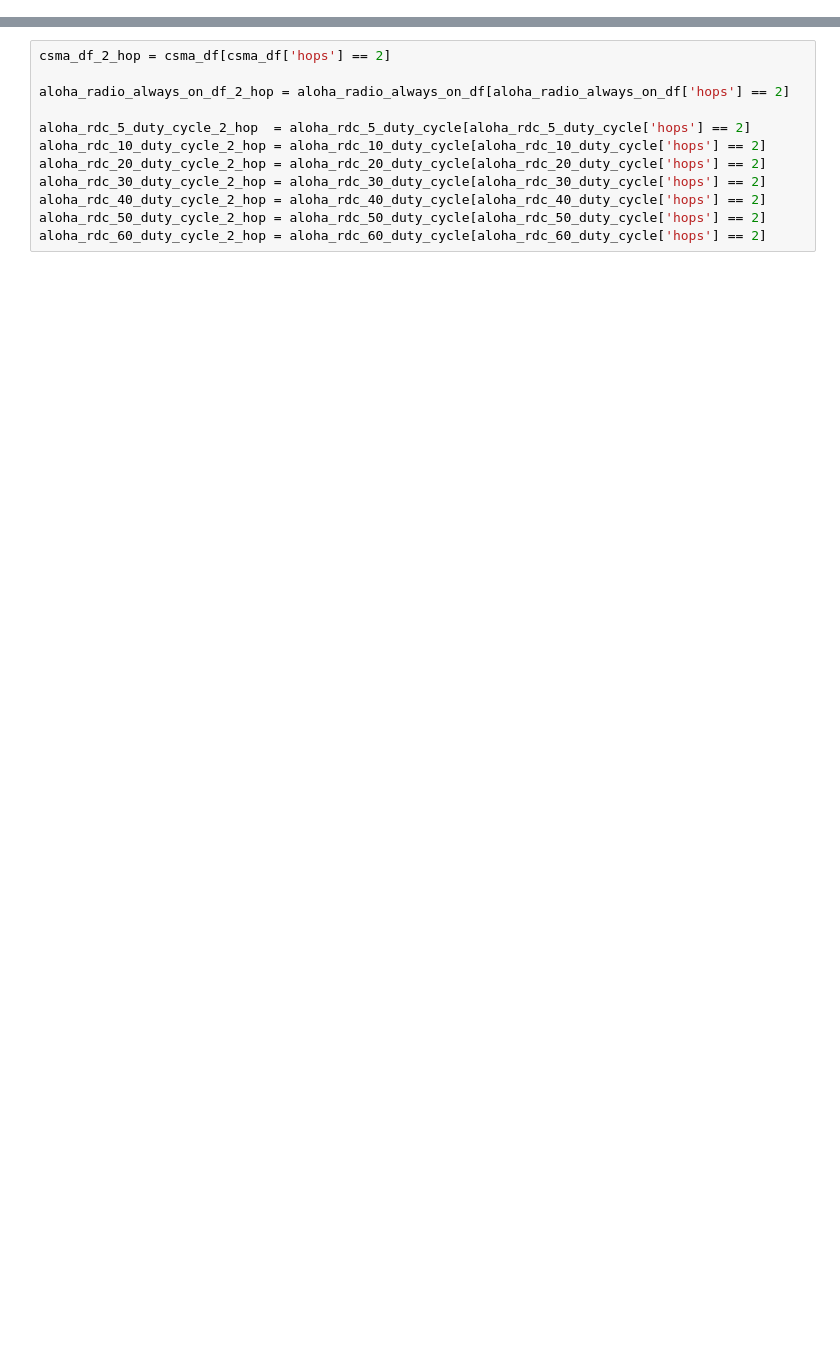
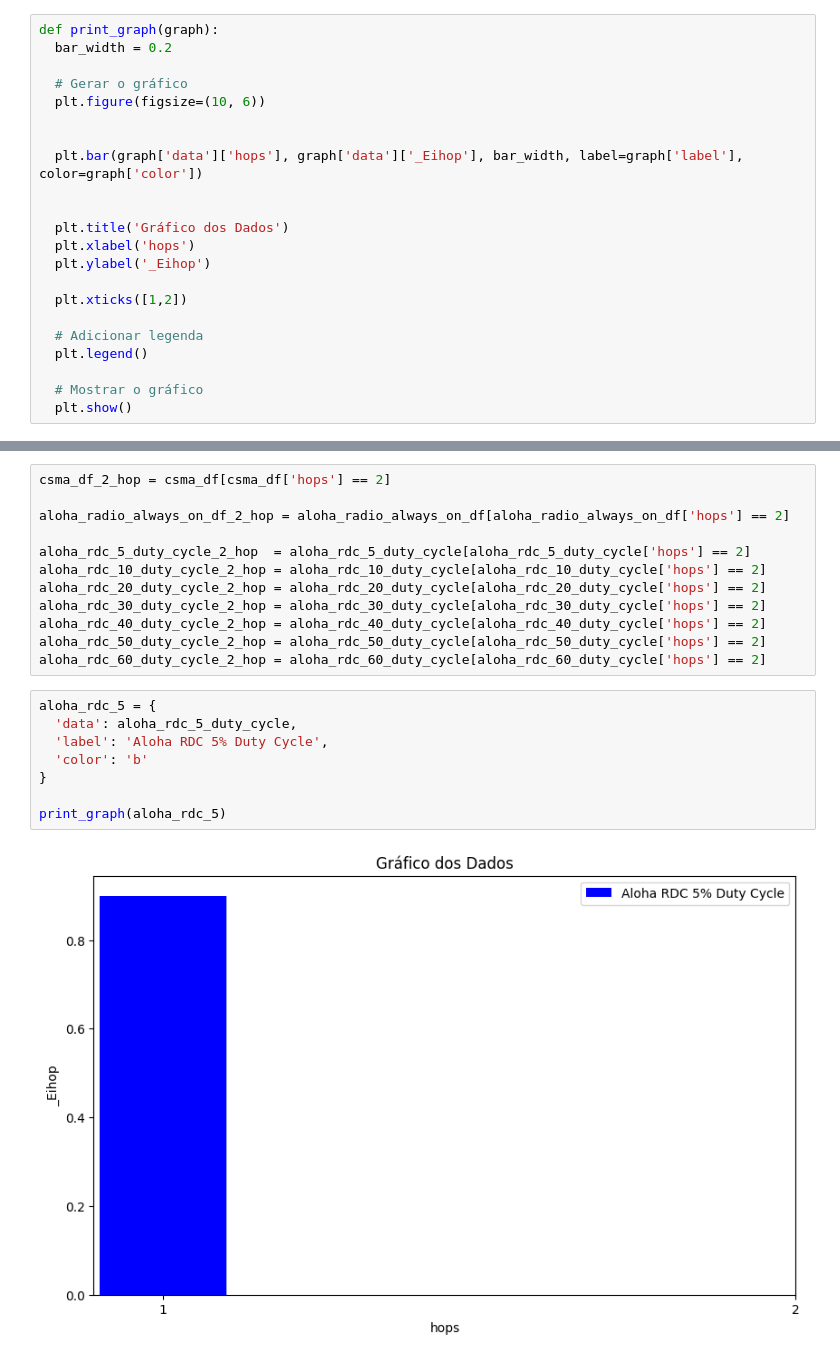
Before and after one commit to KilnerJhow/contiki-aloha, a Jupyter notebook: grafico.ipynb, the cells around one changed output, grey strips where cells are left out. Cells and saved outputs as stored; diff of their text form; blank space fills up the shorter version.

```diff
--- a/grafico.ipynb
+++ b/grafico.ipynb
@@ -26,6 +27,28 @@ def print_bar_graph(list_graphs):
 
   # Mostrar o gráfico
   plt.show()
+# %%
+def print_graph(graph):
+  bar_width = 0.2
+
+  # Gerar o gráfico
+  plt.figure(figsize=(10, 6))
+
+
+  plt.bar(graph['data']['hops'], graph['data']['_Eihop'], bar_width, label=graph['label'], color=graph['color'])
+
+
+  plt.title('Gráfico dos Dados')
+  plt.xlabel('hops')
+  plt.ylabel('_Eihop')
+
+  plt.xticks([1,2])
+
+  # Adicionar legenda
+  plt.legend()
+
+  # Mostrar o gráfico
+  plt.show()
 # %%
 #CSMA - ContikiMAC
 csma_df = pd.read_csv('three-motes-csma.csv')
@@ -118,3 +89,13 @@ aloha_rdc_30_duty_cycle_2_hop = aloha_rdc_30_duty_cycle[aloha_rdc_30_duty_cycle[
 aloha_rdc_40_duty_cycle_2_hop = aloha_rdc_40_duty_cycle[aloha_rdc_40_duty_cycle['hops'] == 2]
 aloha_rdc_50_duty_cycle_2_hop = aloha_rdc_50_duty_cycle[aloha_rdc_50_duty_cycle['hops'] == 2]
 aloha_rdc_60_duty_cycle_2_hop = aloha_rdc_60_duty_cycle[aloha_rdc_60_duty_cycle['hops'] == 2]
+# %%
+aloha_rdc_5 = {
+  'data': aloha_rdc_5_duty_cycle,
+  'label': 'Aloha RDC 5% Duty Cycle',
+  'color': 'b'
+}
+
+print_graph(aloha_rdc_5)
+# %% [output]
+[figure, added]
```
Also changed, not shown: parts of 16 cells of this notebook, 2 other files.
